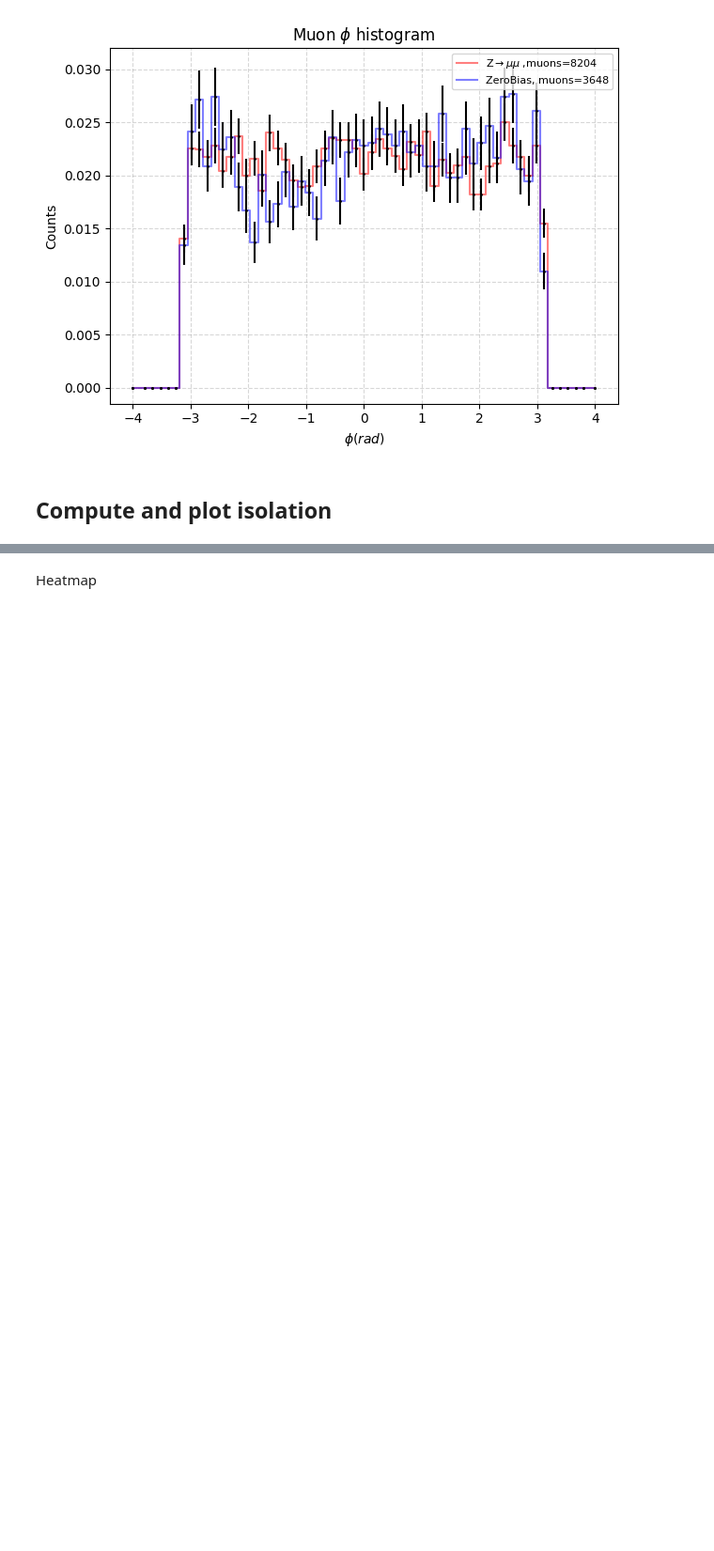
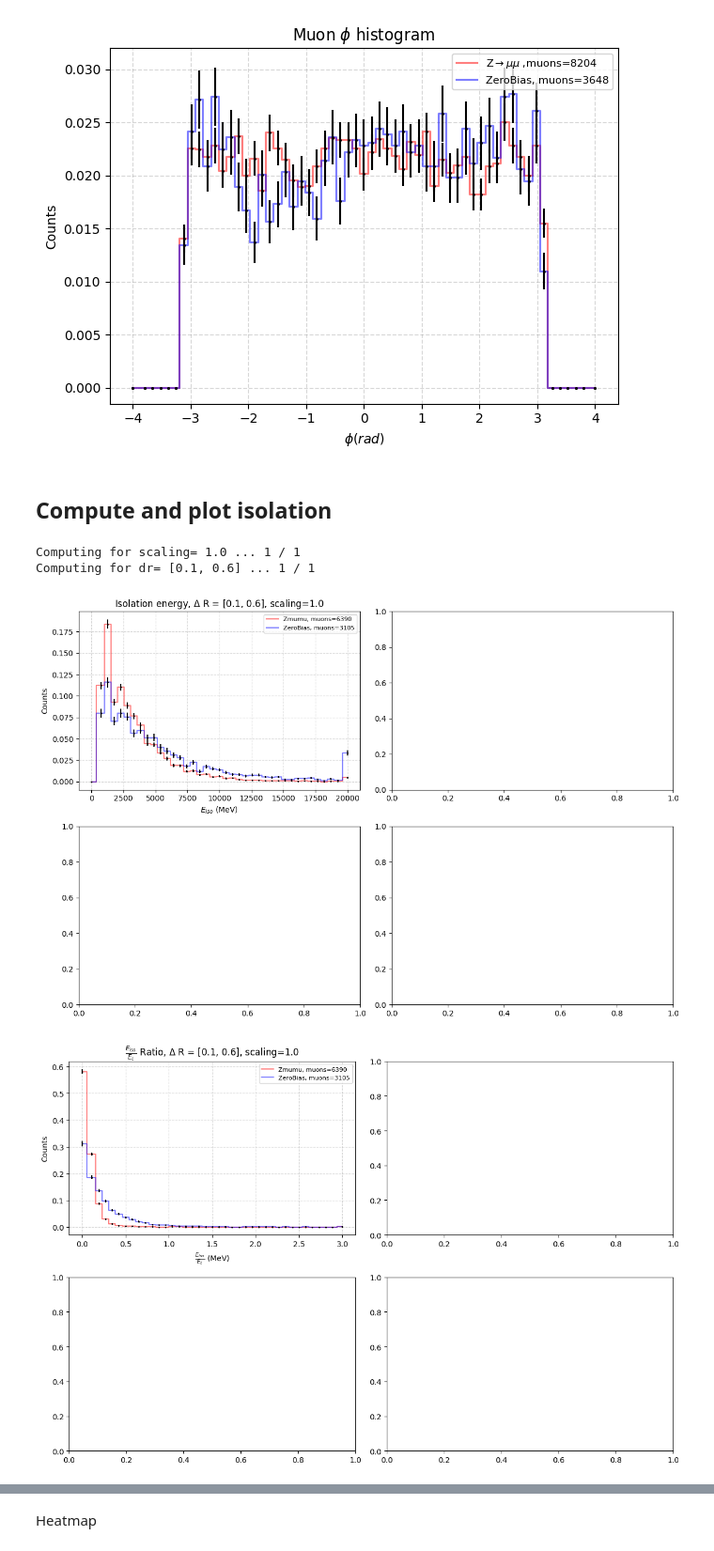
Before and after one commit to Ruba18-Code/BSc-Thesis-LVL1-trigger-for-isolated-muons-at-ATLAS, a Jupyter notebook: Comparative_plots.ipynb, the cells around one changed output, grey strips where cells are left out. Shown at 94% size. Saved outputs shown, nothing was run; the diff lists cells and outputs as text; code cells hidden in the pictures; blank space fills up the shorter version.

```diff
--- a/Comparative_plots.ipynb
+++ b/Comparative_plots.ipynb
@@ -9,7 +9,7 @@ MuonTree_Zmumu=file["MuonTree_Zmumu;1"]
 
 #Set event range
 nmin1=0
-nmax1=5000
+nmax1=3000
 
 #Choose quality 0
 Zmumu_pt=quality_selector_with_empty(MuonTree_Zmumu["muon_quality"].array(),MuonTree_Zmumu["muon_pt"].array(),0)[nmin1:nmax1]
@@ -62,15 +62,17 @@ fig2, axis2 = plt.subplots(2, 2, figsize=(12, 8))
 fig3, axis3 = plt.subplots(2, 2, figsize=(12, 8))
 fig4, axis4 = plt.subplots(1, 1, figsize=(8, 5))
 #Set delta R - array length must be even in order to display subplots nicely
-dr_mins=[0.10, 0.10, 0.10, 0.10]
-dr_maxs=[0.30, 0.40, 0.60, 0.80]
+dr_mins=[0.10]
+dr_maxs=[0.60]
 #Set noise cut scaling factors
-scalings=[0.0, 0.5, 1.0, 1.5]
+scalings=[1.0]
 
 #Loop over scalings
 for j in range(len(scalings)):
+    print("Computing for scaling=",scalings[j],"...", j+1,"/",len(scalings))
     #Loop over all dr valuesit="Scalin
     for i in range(len(dr_mins)):
+        print("Computing for dr=",[dr_mins[i],dr_maxs[i]],"...", i+1,"/",len(dr_mins))
         dr_min=dr_mins[i]
         dr_max=dr_maxs[i]
         #Compute isolation energy
@@ -124,30 +126,35 @@ for j in range(len(scalings)):
         fig3.tight_layout()
 
         #Compute ROC
         bins=np.linspace(0,2,2000)
 
         data1=ratio1
         data1=data1[~np.isnan(data1)]
         data2=ratio2
         data2=data2[~np.isnan(data2)]
         Zmumu_counts, _ = np.histogram(data1, bins)
         ZeroBias_counts, _ = np.histogram(data2, bins)
         #Compute the cumulative sum of the counts (like integrating the histogram to the left)
         Zmumu_cumulative_counts = np.cumsum(Zmumu_counts)
         ZeroBias_cumulative_counts = np.cumsum(ZeroBias_counts)
         # Normalize to total events
         TPR = Zmumu_cumulative_counts / np.sum(Zmumu_counts)
         FPR = ZeroBias_cumulative_counts / np.sum(ZeroBias_counts)
 
         #Plot ROC
         FPR90=min(FPR[TPR >= 0.9])
         ax=axis4
         plt.scatter(FPR, TPR, marker='.', label=fr'$\Delta R=$[{dr_min, dr_max}, scaling={scalings[j]}, FPR90={np.round(FPR90,3)}')
         plt.plot([0,1],[0,1], color='black', linestyle='--')
         plt.plot([0,1],[0.9,0.9],color='r', linestyle='--')
         plt.grid(alpha=0.5, linestyle='--')
         plt.xlabel("FPR")
         plt.ylabel("TPR")
         plt.legend()
         plt.title(rf"ROC curves")
         plt.tight_layout()
+# %% [output]
+Computing for scaling= 1.0 ... 1 / 1
+Computing for dr= [0.1, 0.6] ... 1 / 1
+[figure, added]
+[figure, added]
```
Also changed, not shown: parts of 2 cells of this notebook.
